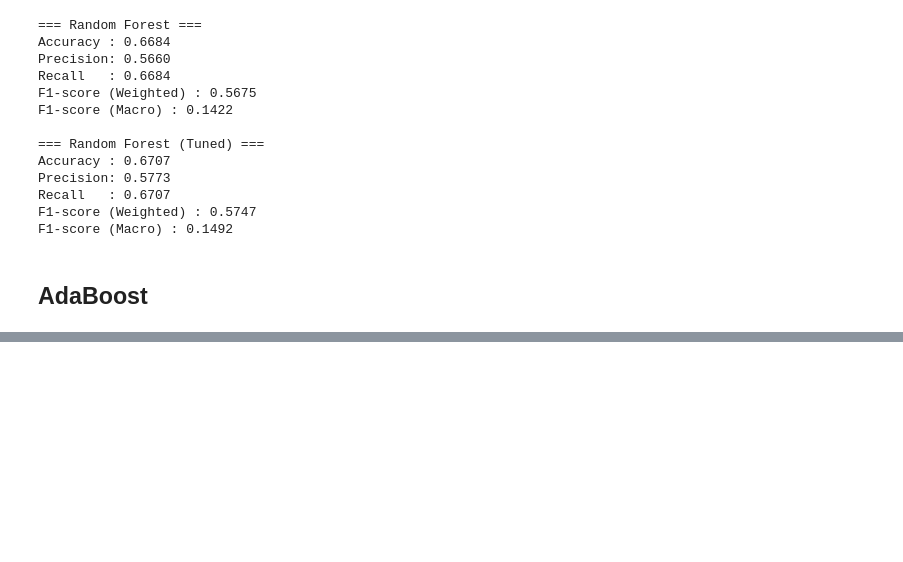
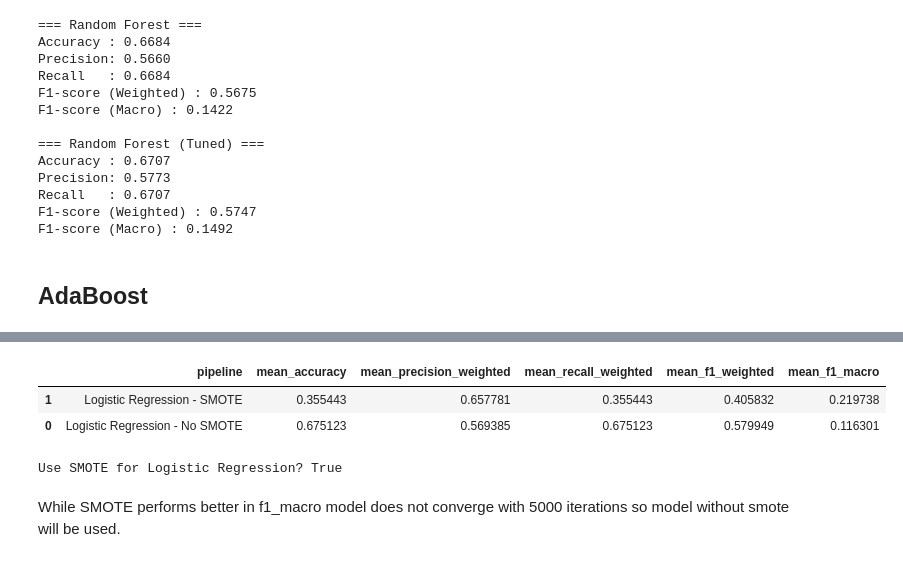
Before and after one commit to ncsalam/Animal-Health-Incidents-ML-, a Jupyter notebook: CSC522_Final_Project.ipynb, the cells around one changed output, grey strips where cells are left out. Drawn from its saved outputs; the diff is of its cells as text; code cells hidden in the pictures; blank space fills up the shorter version.

Commit message:
LR model needs better data (feature engineering) to converge

```diff
--- a/CSC522_Final_Project.ipynb
+++ b/CSC522_Final_Project.ipynb
@@ -1323,0 +1317,67 @@ F1-macro    : 0.0675
+# %%
+# ============================================================
+# Logistic Regression
+# ============================================================
+from sklearn.linear_model import LogisticRegression
+from imblearn.pipeline import Pipeline as ImbPipeline
+
+
+# --- Experiment 1: SMOTE vs No SMOTE ---
+lr_no_smote_pipeline = Pipeline(steps=[
+    ('preprocessing', preprocessor),
+    ('classifier', LogisticRegression(random_state=42, max_iter=5000, n_jobs=-1))
+])
+
+lr_smote_pipeline = ImbPipeline(steps=[
+    ('preprocessing', preprocessor),
+    ('smote', SMOTE(random_state=42, k_neighbors=1)),
+    ('classifier', LogisticRegression(random_state=42, max_iter=5000, n_jobs=-1))
+])
+
+lr_no_smote_perf = cross_validate(
+    lr_no_smote_pipeline, X_train, y_train,
+    cv=k_fold, scoring=scoring_metrics
+)
+
+lr_smote_perf = cross_validate(
+    lr_smote_pipeline, X_train, y_train,
+    cv=k_fold, scoring=scoring_metrics
+)
+
+# --- Compare results ---
+lr_experiment_1_results = pd.DataFrame([
+    {
+        'pipeline': 'Logistic Regression - No SMOTE',
+        'mean_accuracy':              pd.DataFrame(lr_no_smote_perf)['test_accuracy'].mean(),
+        'mean_precision_weighted':    pd.DataFrame(lr_no_smote_perf)['test_precision_weighted'].mean(),
+        'mean_recall_weighted':       pd.DataFrame(lr_no_smote_perf)['test_recall_weighted'].mean(),
+        'mean_f1_weighted':           pd.DataFrame(lr_no_smote_perf)['test_f1_weighted'].mean(),
+        'mean_f1_macro':              pd.DataFrame(lr_no_smote_perf)['test_f1_macro'].mean()
+    },
+    {
+        'pipeline': 'Logistic Regression - SMOTE',
+        'mean_accuracy':              pd.DataFrame(lr_smote_perf)['test_accuracy'].mean(),
+        'mean_precision_weighted':    pd.DataFrame(lr_smote_perf)['test_precision_weighted'].mean(),
+        'mean_recall_weighted':       pd.DataFrame(lr_smote_perf)['test_recall_weighted'].mean(),
+        'mean_f1_weighted':           pd.DataFrame(lr_smote_perf)['test_f1_weighted'].mean(),
+        'mean_f1_macro':              pd.DataFrame(lr_smote_perf)['test_f1_macro'].mean()
+    }
+])
+
+display(lr_experiment_1_results.sort_values('mean_f1_macro', ascending=False))
+
+use_smote_for_lr = (
+    pd.DataFrame(lr_smote_perf)['test_f1_macro'].mean() >
+    pd.DataFrame(lr_no_smote_perf)['test_f1_macro'].mean()
+)
+print('Use SMOTE for Logistic Regression?', use_smote_for_lr)
+
+# Set best pipeline
+lr_pipeline = lr_smote_pipeline if use_smote_for_lr else lr_no_smote_pipeline
+# %% [output]
+|  | pipeline | mean_accuracy | mean_precision_weighted | mean_recall_weighted | mean_f1_weighted | mean_f1_macro |
+| 1 | Logistic Regression - SMOTE | 0.355443 | 0.657781 | 0.355443 | 0.405832 | 0.219738 |
+| 0 | Logistic Regression - No SMOTE | 0.675123 | 0.569385 | 0.675123 | 0.579949 | 0.116301 |
+Use SMOTE for Logistic Regression? True
+# %% [markdown]
+While SMOTE performs better in f1_macro model does not converge with 5000 iterations so model without smote will be used.
```
Also changed, not shown: parts of 16 cells of this notebook.
